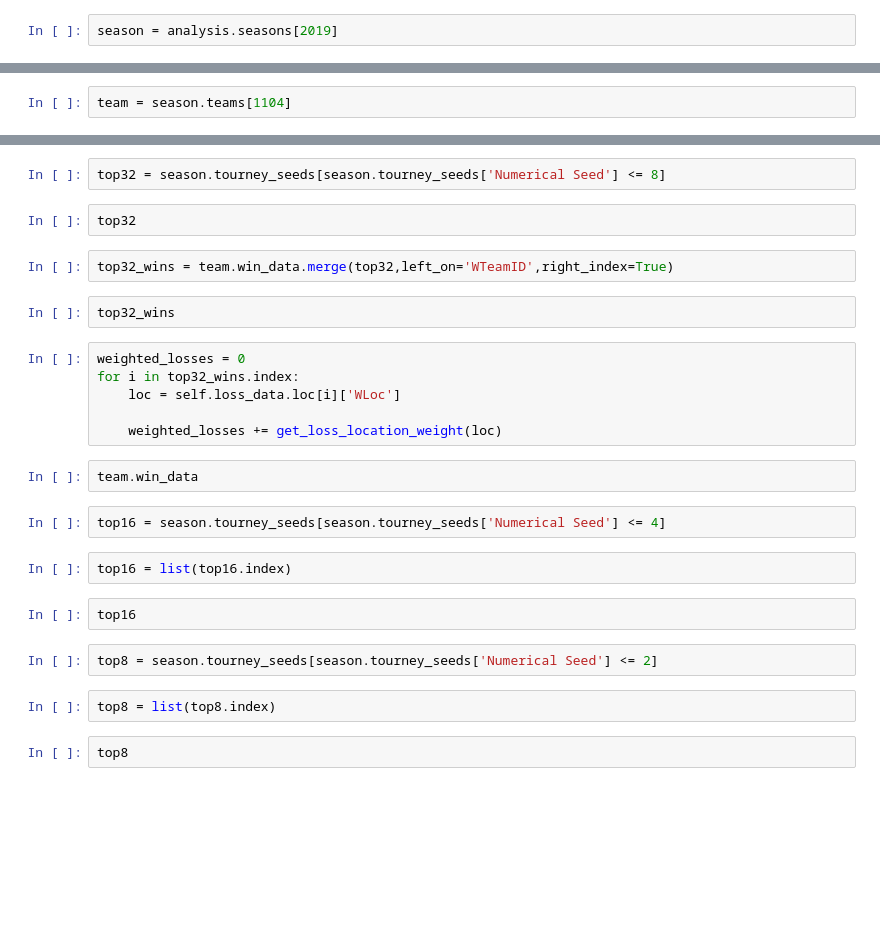
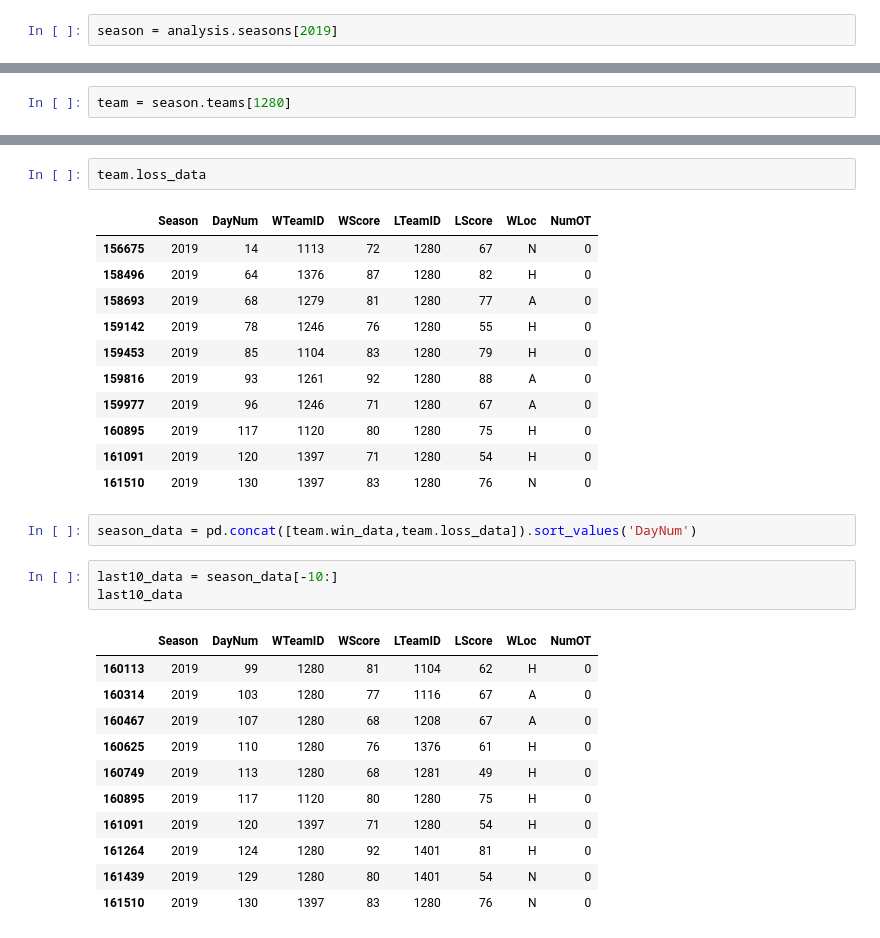
Before and after one commit to jhowenstein/march-madness-ML, a Jupyter notebook: March Madness - Feature Dev.ipynb, the cells around one changed output, grey strips where cells are left out. Saved outputs shown, nothing was run; the diff lists cells and outputs as text; blank space fills up the shorter version.

```diff
--- a/March Madness - Feature Dev.ipynb
+++ b/March Madness - Feature Dev.ipynb
@@ -39,2 +54,2 @@ season.tourney_seeds
 # %%
-team = season.teams[1104]
+team = season.teams[1280]
@@ -51,28 +76,31 @@ for i in top64_wins:
-# %%
-top32 = season.tourney_seeds[season.tourney_seeds['Numerical Seed'] <= 8]
-# %%
-top32
-# %%
-top32_wins = team.win_data.merge(top32,left_on='WTeamID',right_index=True)
-# %%
-top32_wins
-# %%
-weighted_losses = 0
-for i in top32_wins.index:
-    loc = self.loss_data.loc[i]['WLoc']
-
-    weighted_losses += get_loss_location_weight(loc)
 # %%
-team.win_data
+team.loss_data
+# %% [output]
+|  | Season | DayNum | WTeamID | WScore | LTeamID | LScore | WLoc | NumOT |
+| 156675 | 2019 | 14 | 1113 | 72 | 1280 | 67 | N | 0 |
+| 158496 | 2019 | 64 | 1376 | 87 | 1280 | 82 | H | 0 |
+| 158693 | 2019 | 68 | 1279 | 81 | 1280 | 77 | A | 0 |
+| 159142 | 2019 | 78 | 1246 | 76 | 1280 | 55 | H | 0 |
+| 159453 | 2019 | 85 | 1104 | 83 | 1280 | 79 | H | 0 |
+| 159816 | 2019 | 93 | 1261 | 92 | 1280 | 88 | A | 0 |
+| 159977 | 2019 | 96 | 1246 | 71 | 1280 | 67 | A | 0 |
+| 160895 | 2019 | 117 | 1120 | 80 | 1280 | 75 | H | 0 |
+| 161091 | 2019 | 120 | 1397 | 71 | 1280 | 54 | H | 0 |
+| 161510 | 2019 | 130 | 1397 | 83 | 1280 | 76 | N | 0 |
-# %%
-top16 = season.tourney_seeds[season.tourney_seeds['Numerical Seed'] <= 4]
-# %%
-top16 = list(top16.index)
-# %%
-top16
-# %%
-top8 = season.tourney_seeds[season.tourney_seeds['Numerical Seed'] <= 2]
-# %%
-top8 = list(top8.index)
-# %%
-top8
+# %%
+season_data = pd.concat([team.win_data,team.loss_data]).sort_values('DayNum')
+# %%
+last10_data = season_data[-10:]
+last10_data
+# %% [output]
+|  | Season | DayNum | WTeamID | WScore | LTeamID | LScore | WLoc | NumOT |
+| 160113 | 2019 | 99 | 1280 | 81 | 1104 | 62 | H | 0 |
+| 160314 | 2019 | 103 | 1280 | 77 | 1116 | 67 | A | 0 |
+| 160467 | 2019 | 107 | 1280 | 68 | 1208 | 67 | A | 0 |
+| 160625 | 2019 | 110 | 1280 | 76 | 1376 | 61 | H | 0 |
+| 160749 | 2019 | 113 | 1280 | 68 | 1281 | 49 | H | 0 |
+| 160895 | 2019 | 117 | 1120 | 80 | 1280 | 75 | H | 0 |
+| 161091 | 2019 | 120 | 1397 | 71 | 1280 | 54 | H | 0 |
+| 161264 | 2019 | 124 | 1280 | 92 | 1401 | 81 | H | 0 |
+| 161439 | 2019 | 129 | 1280 | 80 | 1401 | 54 | N | 0 |
+| 161510 | 2019 | 130 | 1397 | 83 | 1280 | 76 | N | 0 |
```
Also changed, not shown: parts of 23 cells of this notebook, 3 other files.
